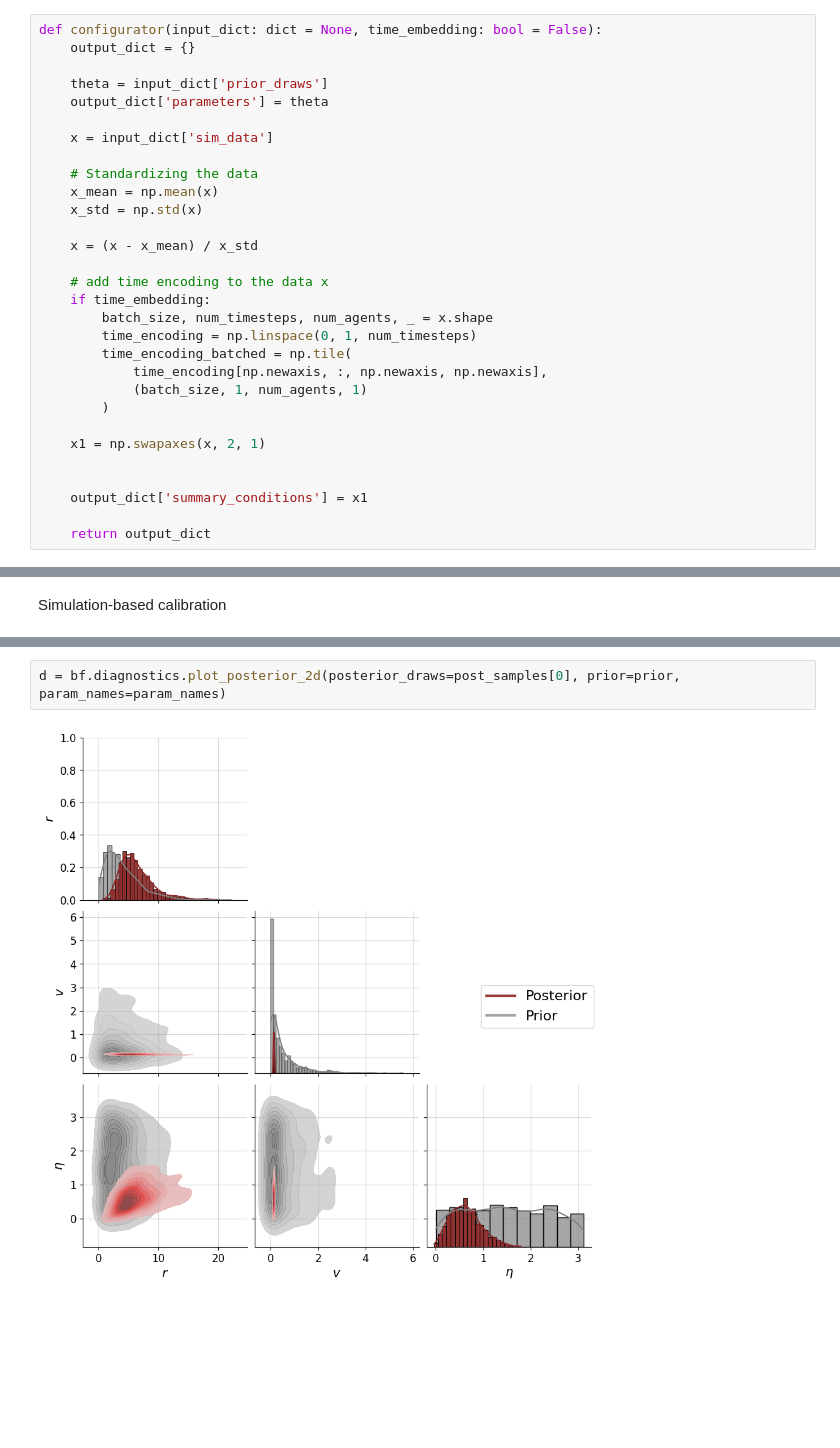
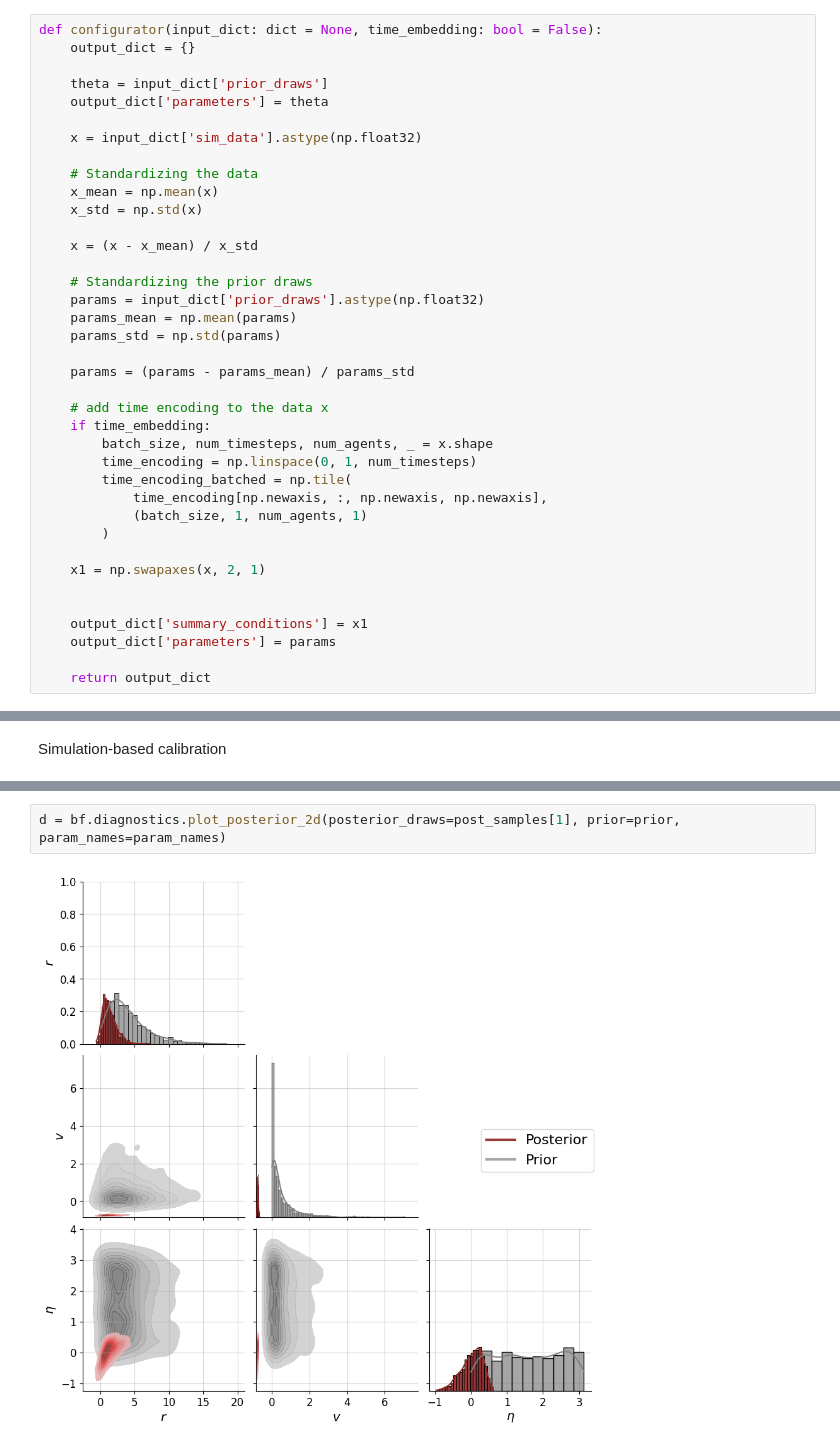
Before and after one commit to jerrymhuang/TogetherFlow, a Jupyter notebook: notebooks/simple_vicsek.ipynb, the cells around one changed output, grey strips where cells are left out. Saved outputs shown, nothing was run; the diff lists cells and outputs as text; blank space fills up the shorter version.

```diff
--- a/notebooks/simple_vicsek.ipynb
+++ b/notebooks/simple_vicsek.ipynb
@@ -130,13 +131,20 @@ def configurator(input_dict: dict = None, time_embedding: bool = False):
     theta = input_dict['prior_draws']
     output_dict['parameters'] = theta
 
-    x = input_dict['sim_data']
+    x = input_dict['sim_data'].astype(np.float32)
 
     # Standardizing the data
     x_mean = np.mean(x)
     x_std = np.std(x)
 
     x = (x - x_mean) / x_std
+
+    # Standardizing the prior draws
+    params = input_dict['prior_draws'].astype(np.float32)
+    params_mean = np.mean(params)
+    params_std = np.std(params)
+
+    params = (params - params_mean) / params_std
 
     # add time encoding to the data x
     if time_embedding:
@@ -151,6 +159,7 @@ def configurator(input_dict: dict = None, time_embedding: bool = False):
 
 
     output_dict['summary_conditions'] = x1
+    output_dict['parameters'] = params
 
     return output_dict
 # %%
@@ -308,4 +326,4 @@ c = bf.diagnostics.plot_z_score_contraction(post_samples=post_samples, prior_sam
 # %%
-d = bf.diagnostics.plot_posterior_2d(posterior_draws=post_samples[0], prior=prior, param_names=param_names)
+d = bf.diagnostics.plot_posterior_2d(posterior_draws=post_samples[1], prior=prior, param_names=param_names)
 # %% [output]
-[figure, old version]
+[figure, new version]
```
Also changed, not shown: parts of 13 cells of this notebook, 4 other files.
